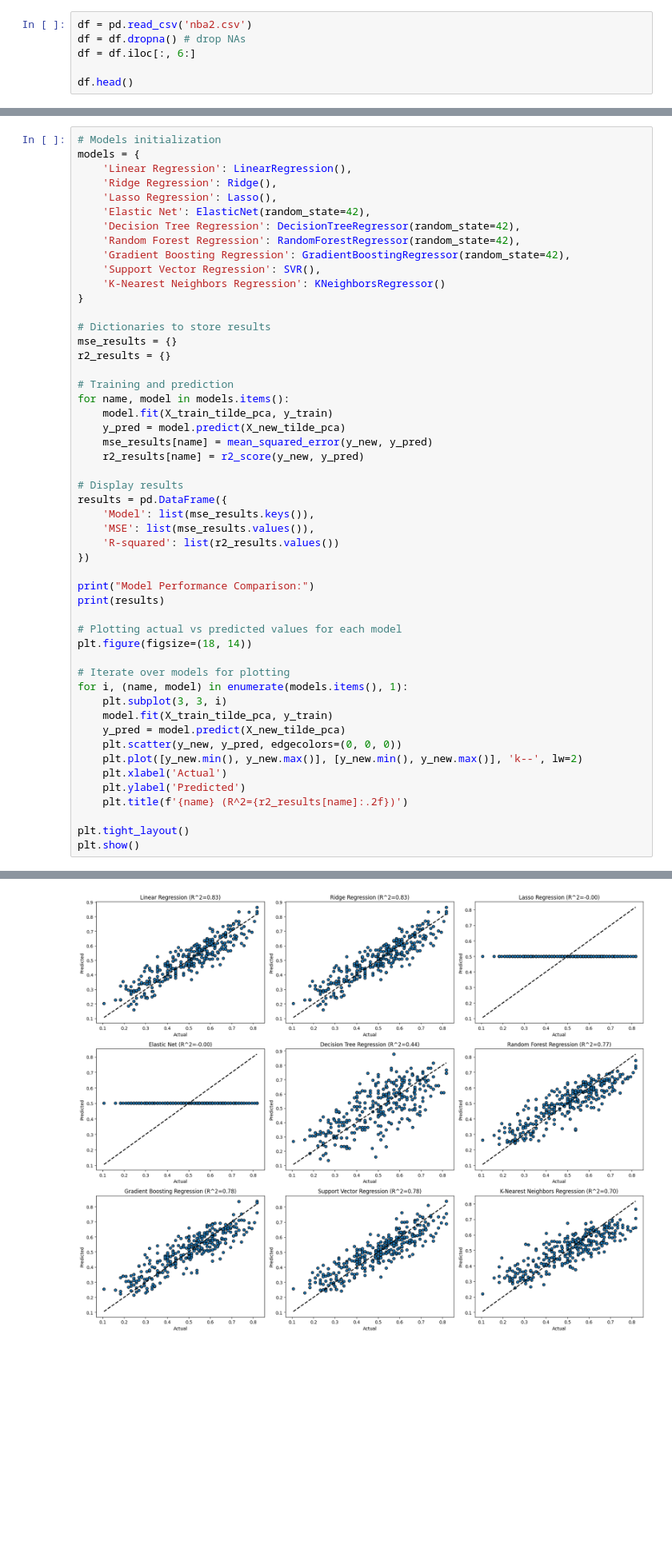
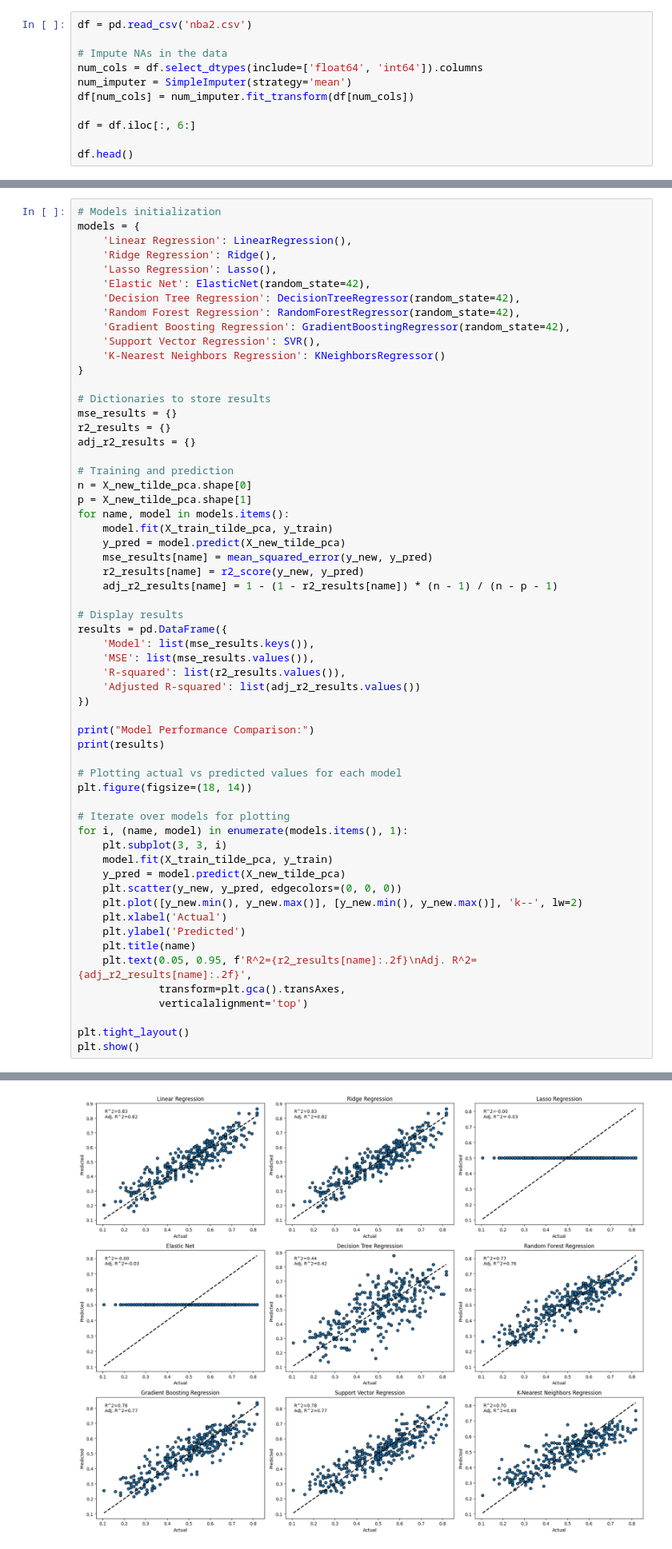
Before and after one commit to ChinmayVar/FinalProject156, a Jupyter notebook: final_proj.ipynb, the cells around one changed output, grey strips where cells are left out. Shown: that part at 80% size. Cells and saved outputs as stored; diff of their text form; blank space fills up the shorter version.

```diff
--- a/final_proj.ipynb
+++ b/final_proj.ipynb
@@ -32,6 +33,11 @@ Data Processing
 # %%
 df = pd.read_csv('nba2.csv')
-df = df.dropna() # drop NAs
+
+# Impute NAs in the data
+num_cols = df.select_dtypes(include=['float64', 'int64']).columns
+num_imputer = SimpleImputer(strategy='mean')
+df[num_cols] = num_imputer.fit_transform(df[num_cols])
+
 df = df.iloc[:, 6:]
 
 df.head()
@@ -116,19 +122,24 @@ models = {
 # Dictionaries to store results
 mse_results = {}
 r2_results = {}
+adj_r2_results = {}
 
 # Training and prediction
+n = X_new_tilde_pca.shape[0]
+p = X_new_tilde_pca.shape[1]
 for name, model in models.items():
     model.fit(X_train_tilde_pca, y_train)
     y_pred = model.predict(X_new_tilde_pca)
     mse_results[name] = mean_squared_error(y_new, y_pred)
     r2_results[name] = r2_score(y_new, y_pred)
+    adj_r2_results[name] = 1 - (1 - r2_results[name]) * (n - 1) / (n - p - 1)
 
 # Display results
 results = pd.DataFrame({
     'Model': list(mse_results.keys()),
     'MSE': list(mse_results.values()),
-    'R-squared': list(r2_results.values())
+    'R-squared': list(r2_results.values()),
+    'Adjusted R-squared': list(adj_r2_results.values())
 })
 
 print("Model Performance Comparison:")
@@ -146,7 +157,10 @@ for i, (name, model) in enumerate(models.items(), 1):
     plt.plot([y_new.min(), y_new.max()], [y_new.min(), y_new.max()], 'k--', lw=2)
     plt.xlabel('Actual')
     plt.ylabel('Predicted')
-    plt.title(f'{name} (R^2={r2_results[name]:.2f})')
+    plt.title(name)
+    plt.text(0.05, 0.95, f'R^2={r2_results[name]:.2f}\nAdj. R^2={adj_r2_results[name]:.2f}',
+             transform=plt.gca().transAxes,
+             verticalalignment='top')
 
 plt.tight_layout()
 plt.show()
@@ -165 +179 @@ Model Performance Comparison:
-[figure, old version]
+[figure, new version]
```
Also changed, not shown: parts of 8 cells of this notebook.
